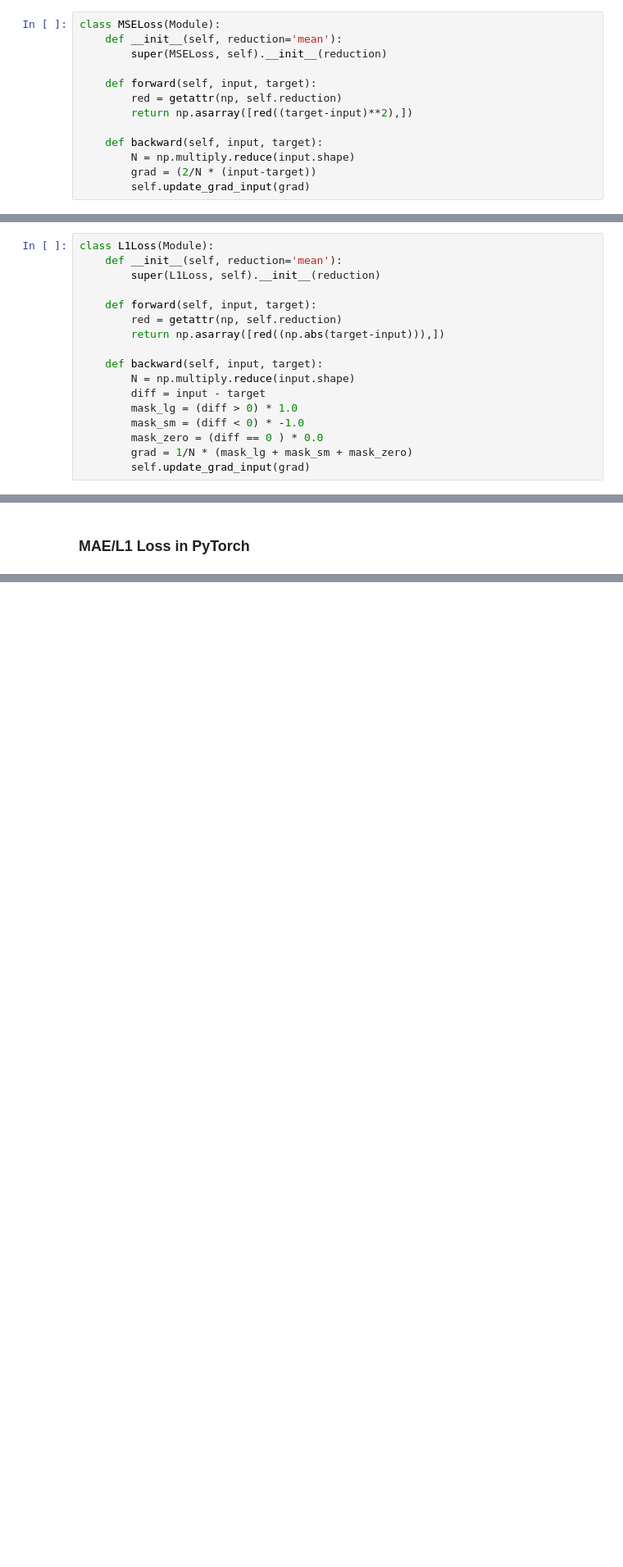
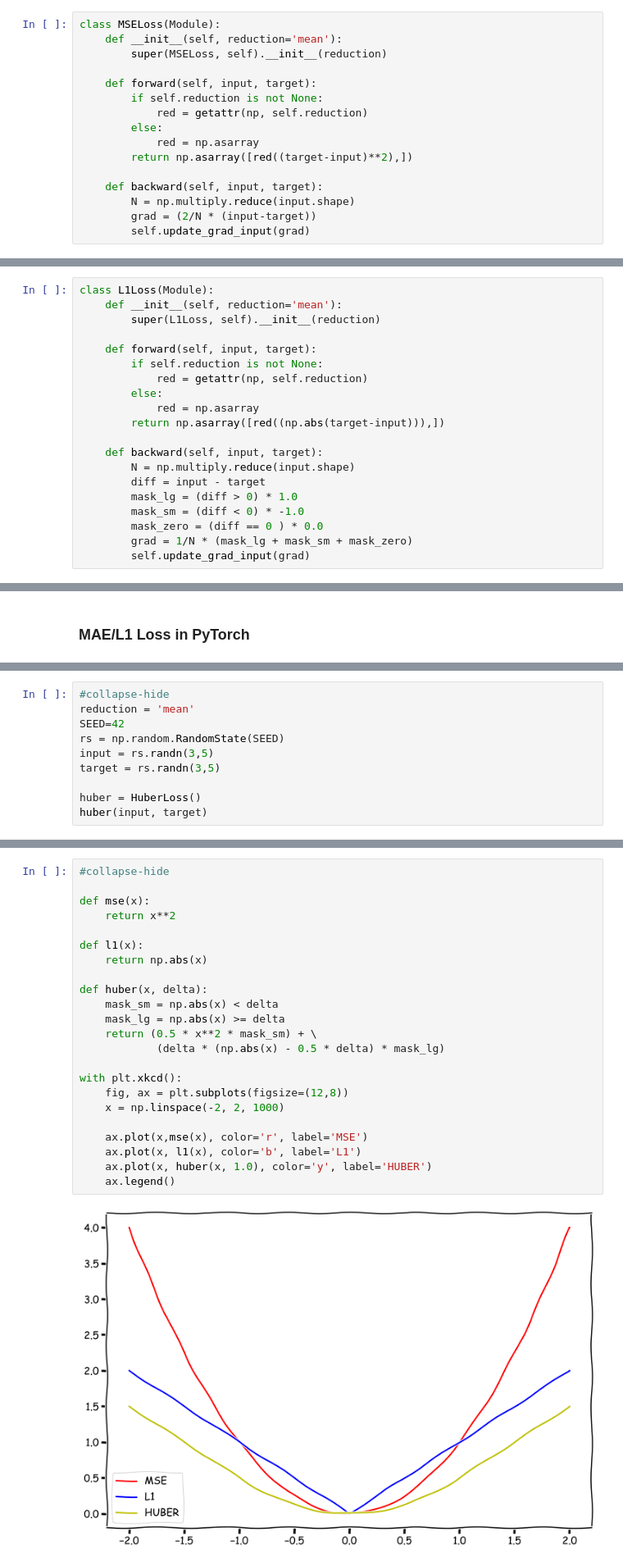
Before and after one commit to akashmehra/blog, a Jupyter notebook: _notebooks/2021-08-10-loss_functions_part2.ipynb, the cells around one changed output, grey strips where cells are left out. Shown at 82% size. Drawn from its saved outputs; the diff is of its cells as text; blank space fills up the shorter version.

```diff
--- a/_notebooks/2021-08-10-loss_functions_part2.ipynb
+++ b/_notebooks/2021-08-10-loss_functions_part2.ipynb
@@ -107,7 +108,10 @@ class MSELoss(Module):
         super(MSELoss, self).__init__(reduction)
 
     def forward(self, input, target):
-        red = getattr(np, self.reduction)
+        if self.reduction is not None:
+            red = getattr(np, self.reduction)
+        else:
+            red = np.asarray
         return np.asarray([red((target-input)**2),])
 
     def backward(self, input, target):
@@ -163,7 +179,10 @@ class L1Loss(Module):
         super(L1Loss, self).__init__(reduction)
 
     def forward(self, input, target):
-        red = getattr(np, self.reduction)
+        if self.reduction is not None:
+            red = getattr(np, self.reduction)
+        else:
+            red = np.asarray
         return np.asarray([red((np.abs(target-input))),])
 
     def backward(self, input, target):
@@ -206,0 +279,10 @@ True
+# %%
+#collapse-hide
+reduction = 'mean'
+SEED=42
+rs = np.random.RandomState(SEED)
+input = rs.randn(3,5)
+target = rs.randn(3,5)
+
+huber = HuberLoss()
+huber(input, target)
@@ -206,0 +313,25 @@ True
+# %%
+#collapse-hide
+
+def mse(x):
+    return x**2
+
+def l1(x):
+    return np.abs(x)
+
+def huber(x, delta):
+    mask_sm = np.abs(x) < delta
+    mask_lg = np.abs(x) >= delta
+    return (0.5 * x**2 * mask_sm) + \
+            (delta * (np.abs(x) - 0.5 * delta) * mask_lg)
+
+with plt.xkcd():
+    fig, ax = plt.subplots(figsize=(12,8))
+    x = np.linspace(-2, 2, 1000)
+
+    ax.plot(x,mse(x), color='r', label='MSE')
+    ax.plot(x, l1(x), color='b', label='L1')
+    ax.plot(x, huber(x, 1.0), color='y', label='HUBER')
+    ax.legend()
+# %% [output]
+[figure, added]
```
Also changed, not shown: parts of 49 cells of this notebook, 1 other file.
